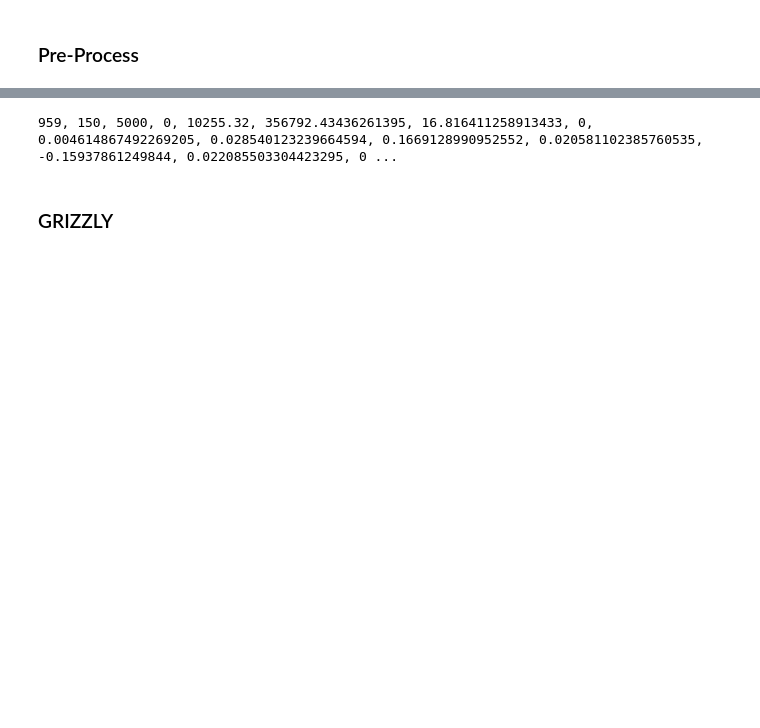
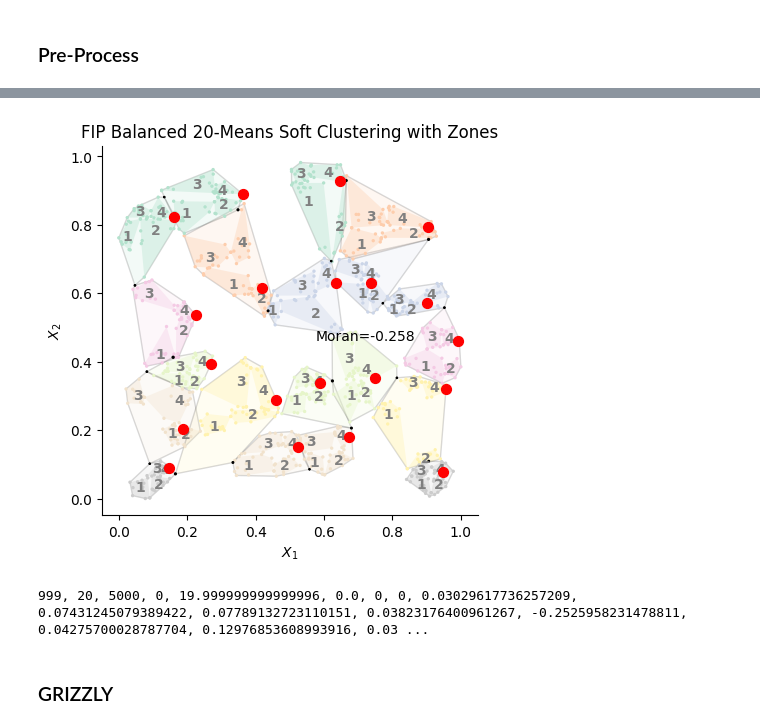
Before and after one commit to mehdimhb/graphical-sampling, a Jupyter notebook: simulations/jupyters/sampling.ipynb, the cells around one changed output, grey strips where cells are left out. Drawn from its saved outputs; the diff is of its cells as text; code cells hidden in the pictures; blank space fills up the shorter version.

```diff
--- a/simulations/jupyters/sampling.ipynb
+++ b/simulations/jupyters/sampling.ipynb
@@ -173,3 +181,40 @@ initial_moran, initial_std, initial_design, zs, ps, zm, nz = z[0]
+# %%
+z = sorted(track, key=lambda x: x[0], reverse=False)
+
+initial_moran, initial_design, zs, ps, zm, nz = z[0]
+# %%
+import matplotlib.pyplot as plt
+from graphical_sampling.index import Moran
+
+criteria = gs.criteria.MoranCriteria()
+gbfs = gs.search.GreedyBestFirstSearch([initial_design], criteria)
+
+fig, ax = plt.subplots()
+
+# background
+fbn.plot(mode='soft', ax=ax)
+
+# draw ONE sample
+
+sample = gbfs.best_design.sample(1)   # shape (1, n)
+
+coords = gbfs.best_design.pop.coords
+
+# compute Moran
+moran_index = Moran(gbfs.best_design.pop)
+score = moran_index.score(sample)[0]
+
+# plot sampled units
+s = sample[0]
+ax.scatter(coords[s,0], coords[s,1], color="red", s=50, zorder=10)
+
+# label Moran value at sample centroid
+x, y = coords[s].mean(axis=0)
+ax.text(x, y, f"Moran={score:.3f}", fontsize=10)
+
+plt.show()
+# %% [output]
+[figure, added]
 # %%
 srs_var = N**2 * (1-n/N) * np.var(variable)/n
 
@@ -180,7 +225,8 @@ plain_flat = [
     0,
     np.sum(variable),
     initial_design.nht_variance,
-    srs_var / initial_design.nht_variance,
+    # srs_var / initial_design.nht_variance,
+    0,
     0,
     initial_design.density_disparity[0],
     initial_design.density_disparity[1],
@@ -194,7 +240,7 @@ plain_flat = [
 
 print(", ".join(map(str, plain_flat)))
 # %% [output]
-959, 150, 5000, 0, 10255.32, 356792.43436261395, 16.816411258913433, 0, 0.004614867492269205, 0.028540123239664594, 0.1669128990952552, 0.020581102385760535, -0.15937861249844, 0.022085503304423295, 0 ...
+999, 20, 5000, 0, 19.999999999999996, 0.0, 0, 0, 0.03029617736257209, 0.07431245079389422, 0.07789132723110151, 0.03823176400961267, -0.2525958231478811, 0.04275700028787704, 0.12976853608993916, 0.03 ...
 # %%
 criteria = gs.criteria.MoranCriteria()
 gbfs = gs.search.GreedyBestFirstSearch(initial_designs, criteria)
```
Also changed, not shown: parts of 16 cells of this notebook, 8 other files.
